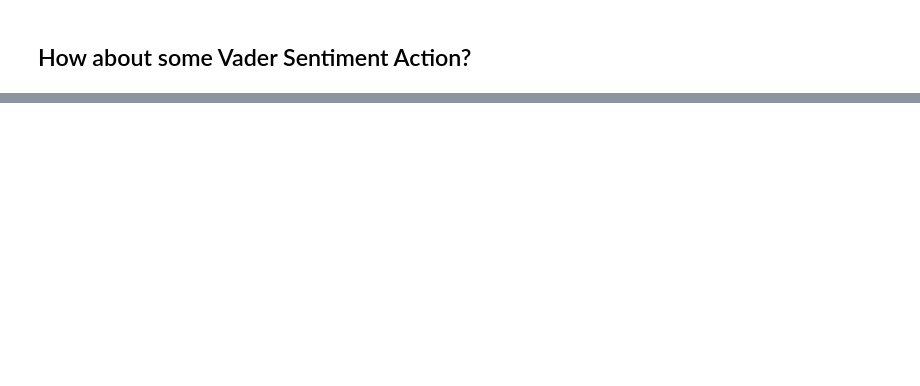
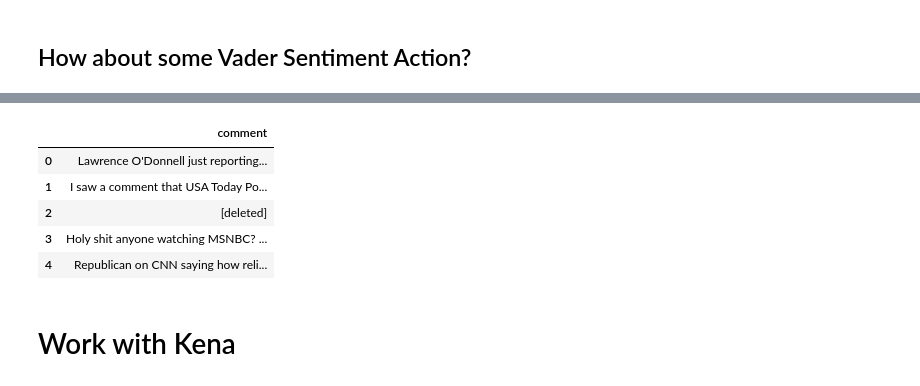
Before and after one commit to miaiseman/a-song-of-vice-and-higher, a Jupyter notebook: cleanish_notebook_6_9.ipynb, the cells around one changed output, grey strips where cells are left out. Cells and saved outputs as stored; diff of their text form; code cells hidden in the pictures; blank space fills up the shorter version.

```diff
--- a/cleanish_notebook_6_9.ipynb
+++ b/cleanish_notebook_6_9.ipynb
@@ -204,0 +215,11 @@ Instead we get Trump meeting one-on-one with Putin behind closed doors on multip
+# %%
+pol_df.head()
+# %% [output]
+|  | comment |
+| 0 | Lawrence O'Donnell just reporting... |
+| 1 | I saw a comment that USA Today Po... |
+| 2 | [deleted] |
+| 3 | Holy shit anyone watching MSNBC? ... |
+| 4 | Republican on CNN saying how reli... |
+# %% [markdown]
+# Work with Kena
```
Also changed, not shown: parts of 21 cells of this notebook.
